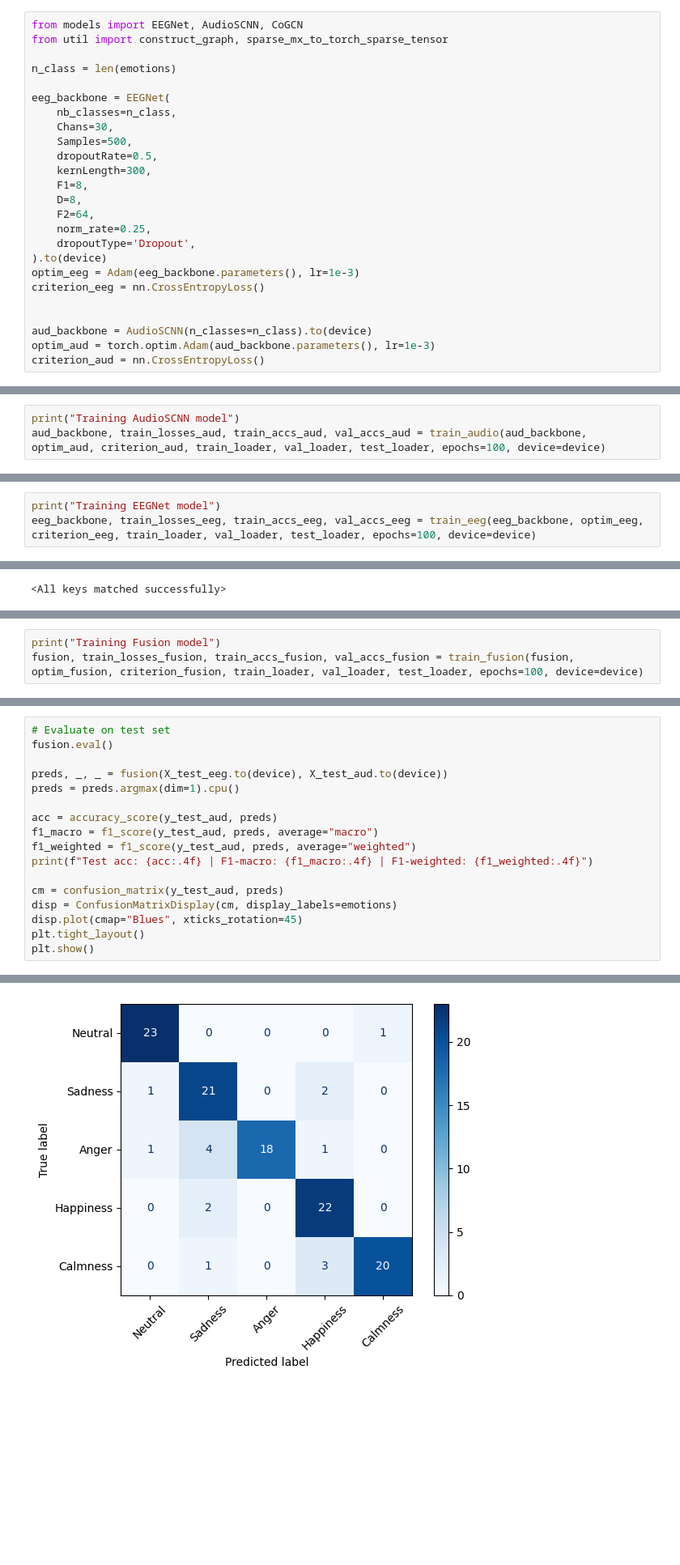
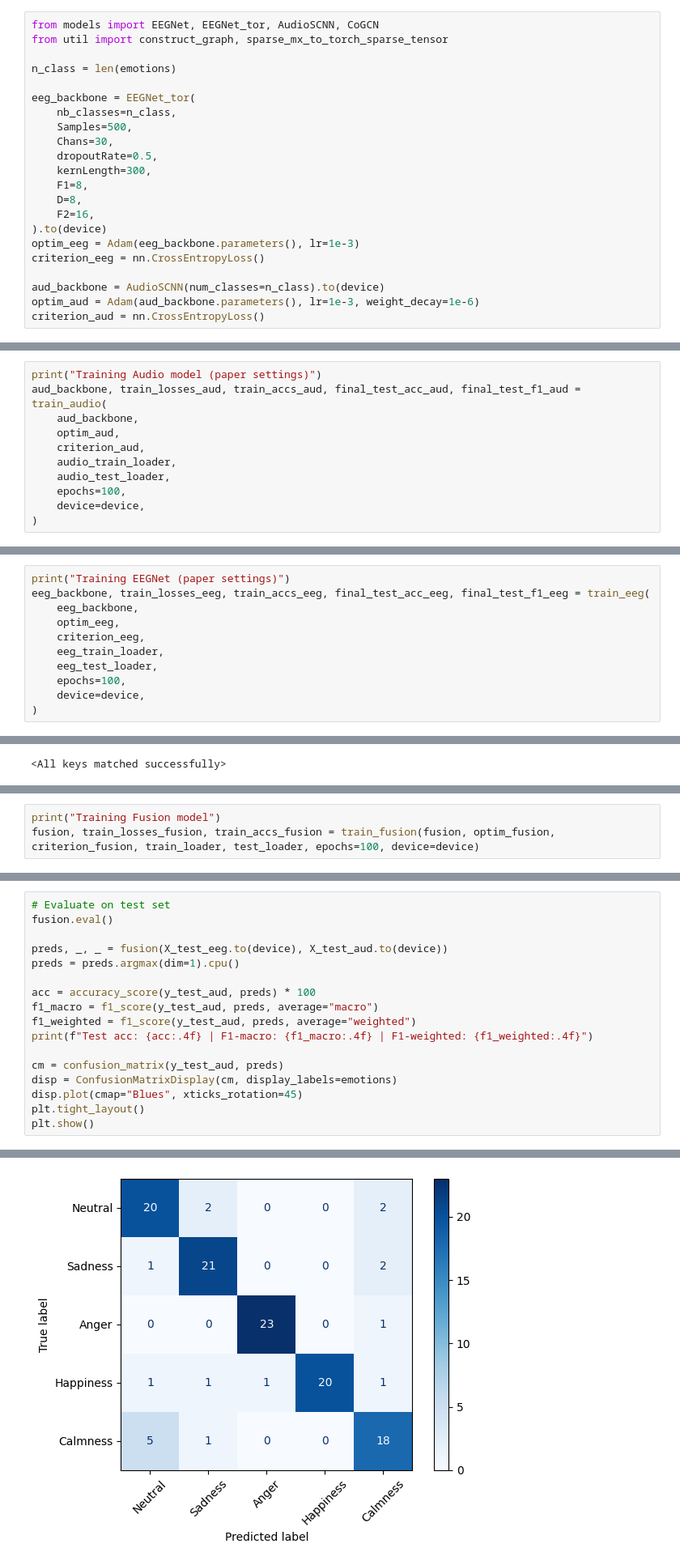
Before and after one commit to DudessaPr/Co-GCN, a Jupyter notebook: code/co-gcn/fusion_pipeline.ipynb, the cells around one changed output, grey strips where cells are left out. Shown at 81% size. Drawn from its saved outputs; the diff is of its cells as text; blank space fills up the shorter version.

```diff
--- a/code/co-gcn/fusion_pipeline.ipynb
+++ b/code/co-gcn/fusion_pipeline.ipynb
@@ -139,29 +133,26 @@ class FusionLateHead(nn.Module):
         out = self.head(fused_in)                                  # [B, C]
         return out, logits_eeg, logits_audio
 # %%
-from models import EEGNet, AudioSCNN, CoGCN
+from models import EEGNet, EEGNet_tor, AudioSCNN, CoGCN
 from util import construct_graph, sparse_mx_to_torch_sparse_tensor
 
 n_class = len(emotions)
 
-eeg_backbone = EEGNet(
+eeg_backbone = EEGNet_tor(
     nb_classes=n_class,
+    Samples=500,
     Chans=30,
-    Samples=500,
     dropoutRate=0.5,
     kernLength=300,
     F1=8,
     D=8,
-    F2=64,
-    norm_rate=0.25,
-    dropoutType='Dropout',
+    F2=16,
 ).to(device)
 optim_eeg = Adam(eeg_backbone.parameters(), lr=1e-3)
 criterion_eeg = nn.CrossEntropyLoss()
 
-
-aud_backbone = AudioSCNN(n_classes=n_class).to(device)
-optim_aud = torch.optim.Adam(aud_backbone.parameters(), lr=1e-3)
+aud_backbone = AudioSCNN(num_classes=n_class).to(device)
+optim_aud = Adam(aud_backbone.parameters(), lr=1e-3, weight_decay=1e-6)
 criterion_aud = nn.CrossEntropyLoss()
 # %% [markdown]
 ## Train Backbone Models Separately
@@ -480,4 +337,12 @@ def train_fusion(model, optimizer, criterion, train_loader, val_loader, test_loa
 # %%
-print("Training AudioSCNN model")
-aud_backbone, train_losses_aud, train_accs_aud, val_accs_aud = train_audio(aud_backbone, optim_aud, criterion_aud, train_loader, val_loader, test_loader, epochs=100, device=device)
+print("Training Audio model (paper settings)")
+aud_backbone, train_losses_aud, train_accs_aud, final_test_acc_aud, final_test_f1_aud = train_audio(
+    aud_backbone,
+    optim_aud,
+    criterion_aud,
+    audio_train_loader,
+    audio_test_loader,
+    epochs=100,
+    device=device,
+)
 # %% [output]
@@ -502,6 +367,14 @@ Best model Test F1 = 0.73
 PATH = "/home/dulat-rakhymkul/Documents/GitHub/Co-GCN/Models/audio_scnn.pth"
 torch.save(aud_backbone.state_dict(), PATH)
 # %%
-print("Training EEGNet model")
-eeg_backbone, train_losses_eeg, train_accs_eeg, val_accs_eeg = train_eeg(eeg_backbone, optim_eeg, criterion_eeg, train_loader, val_loader, test_loader, epochs=100, device=device)
+print("Training EEGNet (paper settings)")
+eeg_backbone, train_losses_eeg, train_accs_eeg, final_test_acc_eeg, final_test_f1_eeg = train_eeg(
+    eeg_backbone,
+    optim_eeg,
+    criterion_eeg,
+    eeg_train_loader,
+    eeg_test_loader,
+    epochs=100,
+    device=device,
+)
 # %% [output]
@@ -541,6 +413,6 @@ optim_fusion = torch.optim.AdamW(fusion.head.parameters(), lr=5e-4, weight_decay
 criterion_fusion = nn.CrossEntropyLoss()
 # %%
 print("Training Fusion model")
-fusion, train_losses_fusion, train_accs_fusion, val_accs_fusion = train_fusion(fusion, optim_fusion, criterion_fusion, train_loader, val_loader, test_loader, epochs=100, device=device)
+fusion, train_losses_fusion, train_accs_fusion = train_fusion(fusion, optim_fusion, criterion_fusion, train_loader, test_loader, epochs=100, device=device)
 # %% [output]
 Training Fusion model
@@ -567,7 +439,7 @@ fusion.eval()
 preds, _, _ = fusion(X_test_eeg.to(device), X_test_aud.to(device))
 preds = preds.argmax(dim=1).cpu()
 
-acc = accuracy_score(y_test_aud, preds)
+acc = accuracy_score(y_test_aud, preds) * 100
 f1_macro = f1_score(y_test_aud, preds, average="macro")
 f1_weighted = f1_score(y_test_aud, preds, average="weighted")
 print(f"Test acc: {acc:.4f} | F1-macro: {f1_macro:.4f} | F1-weighted: {f1_weighted:.4f}")
@@ -582,4 +454,4 @@ Test acc: 0.8667 | F1-macro: 0.8677 | F1-weighted: 0.8677
-[figure, old version]
+[figure, new version]
 # %% [markdown]
 ## Train (Backbones + CoGCN)
 
```
Also changed, not shown: parts of 18 cells of this notebook, 4 other files.
